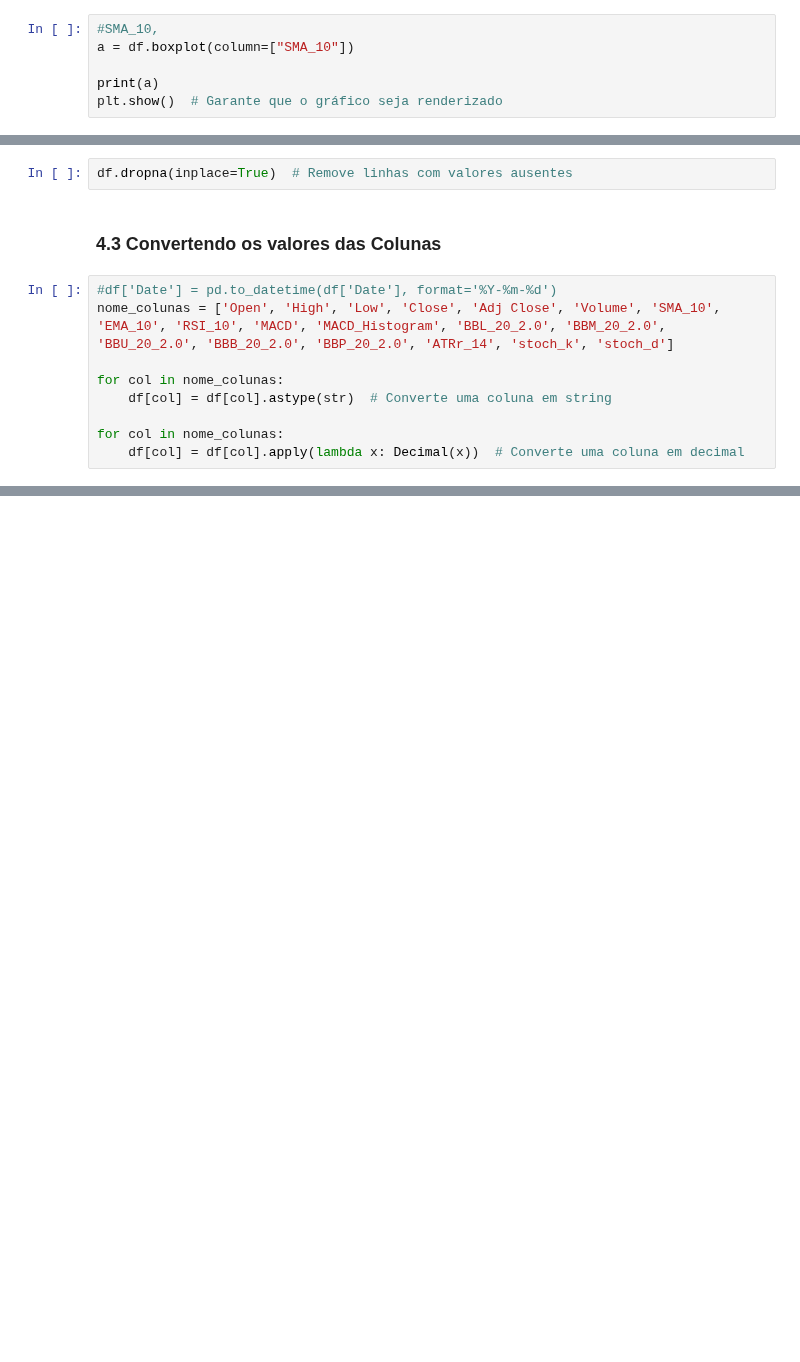
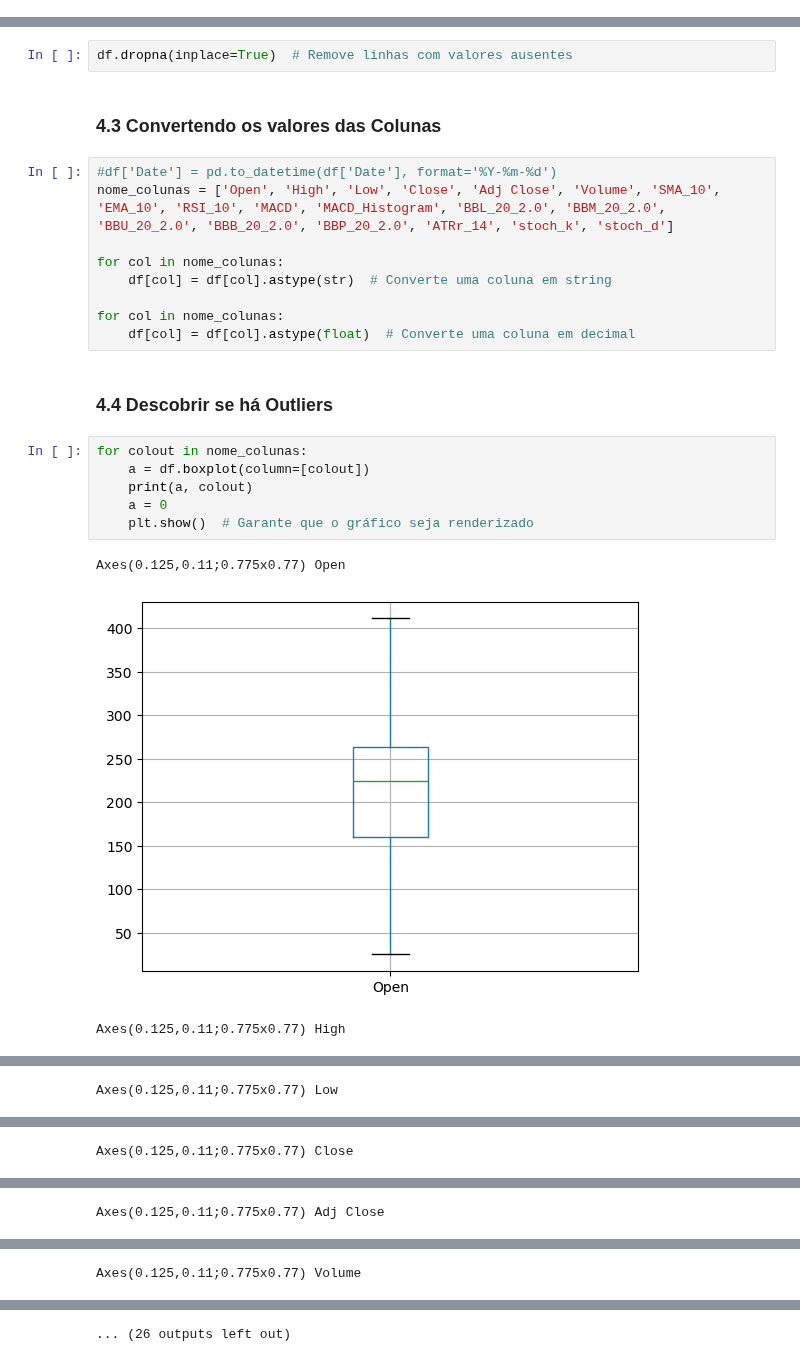
Before and after one commit to TCCCODADA/TCCII, a Jupyter notebook: extraction.ipynb, the cells around one changed output, grey strips where cells are left out. Saved outputs shown, nothing was run; the diff lists cells and outputs as text; blank space fills up the shorter version.

```diff
--- a/extraction.ipynb
+++ b/extraction.ipynb
@@ -167,6 +162,0 @@ Wall time: 15.3 ms
-# %%
-#SMA_10,
-a = df.boxplot(column=["SMA_10"])
-
-print(a)
-plt.show()  # Garante que o gráfico seja renderizado
@@ -187,4 +174,16 @@ for col in nome_colunas:
     df[col] = df[col].astype(str)  # Converte uma coluna em string
 
 for col in nome_colunas:
-    df[col] = df[col].apply(lambda x: Decimal(x))  # Converte uma coluna em decimal
+    df[col] = df[col].astype(float)  # Converte uma coluna em decimal
+# %% [markdown]
+### 4.4 Descobrir se há Outliers
+# %%
+for colout in nome_colunas:
+    a = df.boxplot(column=[colout])
+    print(a, colout)
+    a = 0
+    plt.show()  # Garante que o gráfico seja renderizado
+# %% [output]
+Axes(0.125,0.11;0.775x0.77) Open
+[figure, added]
+Axes(0.125,0.11;0.775x0.77) High
@@ -190,0 +191 @@ for col in nome_colunas:
+Axes(0.125,0.11;0.775x0.77) Low
@@ -190,0 +193 @@ for col in nome_colunas:
+Axes(0.125,0.11;0.775x0.77) Close
@@ -190,0 +195 @@ for col in nome_colunas:
+Axes(0.125,0.11;0.775x0.77) Adj Close
@@ -190,0 +197 @@ for col in nome_colunas:
+Axes(0.125,0.11;0.775x0.77) Volume
@@ -191,3 +199,4 @@ for col in nome_colunas:
+... (26 outputs left out)
 # %%
 df.info()
 # %% [output]
```
Also changed, not shown: parts of 15 cells of this notebook.
